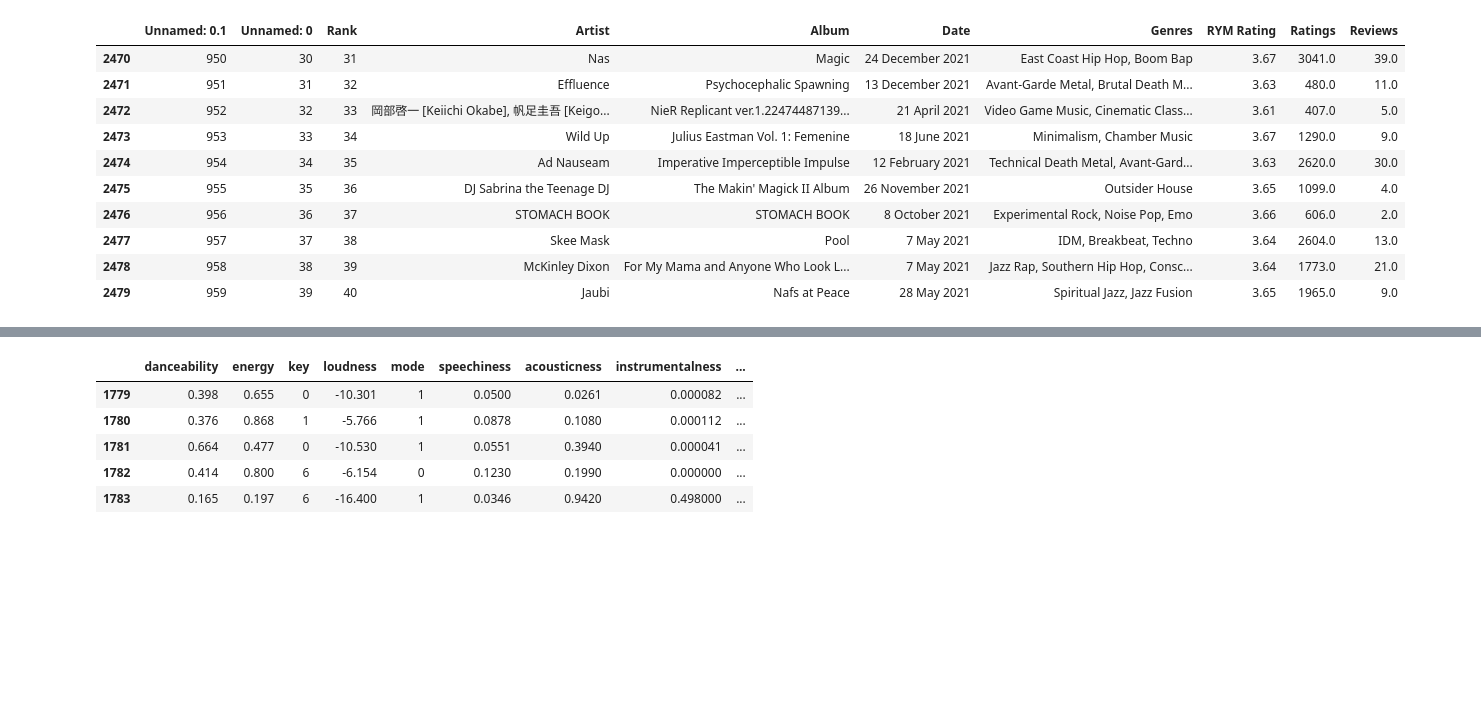
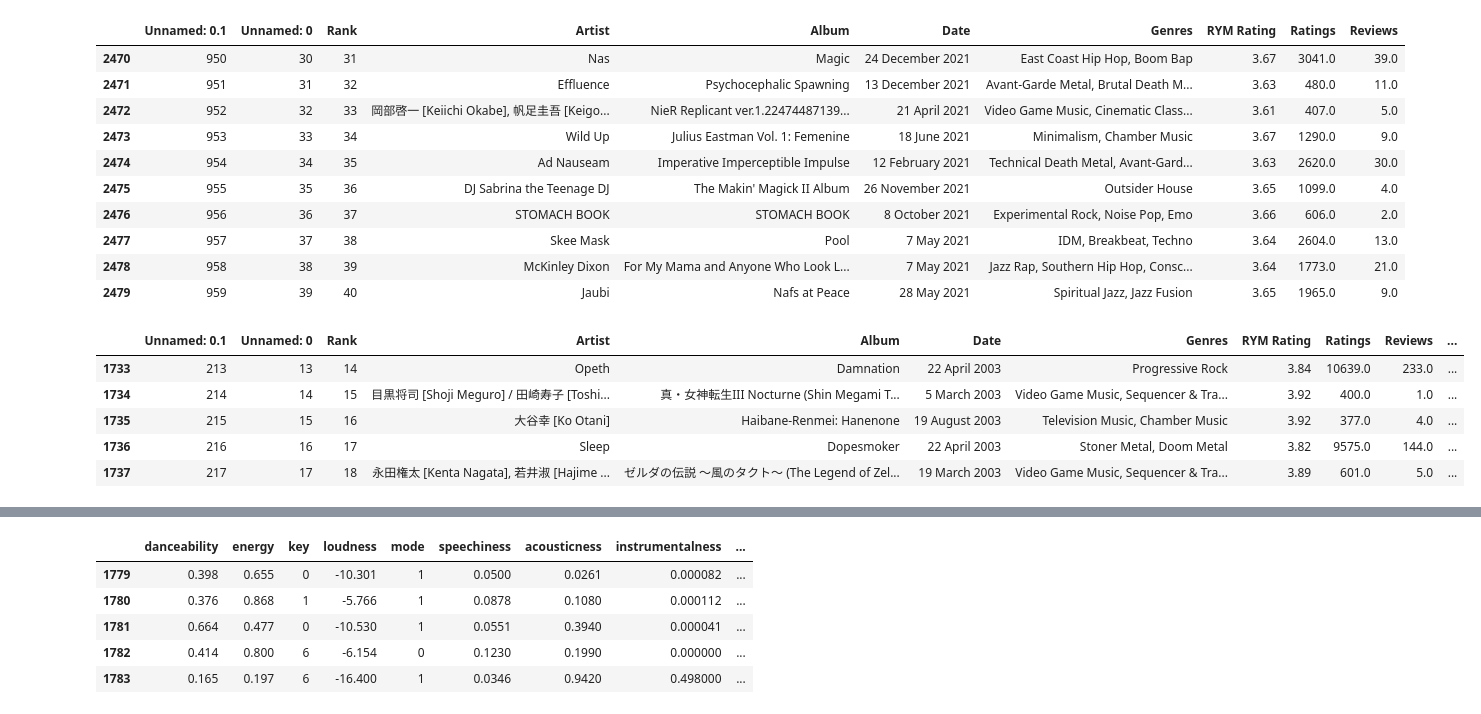
Before and after one commit to stoic-devv/spotify-data-science, a Jupyter notebook: code/song-data-extraction.ipynb, the cells around one changed output, grey strips where cells are left out. Drawn from its saved outputs; the diff is of its cells as text; code cells hidden in the pictures; blank space fills up the shorter version.

```diff
--- a/code/song-data-extraction.ipynb
+++ b/code/song-data-extraction.ipynb
@@ -106,6 +123,22 @@ def get_audio_analysis(track_id):
 audio_features_cols = ['danceability', 'energy', 'key', 'loudness', 'mode', 'speechiness', 'acousticness', 'instrumentalness', 'liveness', 'valence', 'tempo', 'type', 'id', 'uri', 'track_href', 'analysis_url', 'duration_ms', 'time_signature']
 song_meta_cols = ['name', 'duration_ms', 'popularity', 'type']
 rym_columns = ['Album', 'Date', 'Genres', 'RYM Rating', 'Ratings', 'Reviews']
+# %%
+rym_df["d"] = rym_df["Date"].apply(convert_dt)
+# %%
+from datetime import datetime
+
+#rym_df = rym_df[rym_df["d"] > datetime.strptime('1994-11-08',"%Y-%m-%d")]
+#rym_df = rym_df[rym_df["d"] > datetime.strptime('2000-02-08',"%Y-%m-%d")]
+#rym_df = rym_df[rym_df.index > 1732]
+rym_df.head()
+# %% [output]
+|  | Unnamed: 0.1 | Unnamed: 0 | Rank | Artist | Album | Date | Genres | RYM Rating | Ratings | Reviews | ... |
+| 1733 | 213 | 13 | 14 | Opeth | Damnation | 22 April 2003 | Progressive Rock | 3.84 | 10639.0 | 233.0 | ... |
+| 1734 | 214 | 14 | 15 | 目黒将司 [Shoji Meguro] / 田崎寿子 [Toshi... | 真・女神転生III Nocturne (Shin Megami T... | 5 March 2003 | Video Game Music, Sequencer & Tra... | 3.92 | 400.0 | 1.0 | ... |
+| 1735 | 215 | 15 | 16 | 大谷幸 [Ko Otani] | Haibane-Renmei: Hanenone | 19 August 2003 | Television Music, Chamber Music | 3.92 | 377.0 | 4.0 | ... |
+| 1736 | 216 | 16 | 17 | Sleep | Dopesmoker | 22 April 2003 | Stoner Metal, Doom Metal | 3.82 | 9575.0 | 144.0 | ... |
+| 1737 | 217 | 17 | 18 | 永田権太 [Kenta Nagata], 若井淑 [Hajime ... | ゼルダの伝説 ～風のタクト～ (The Legend of Zel... | 19 March 2003 | Video Game Music, Sequencer & Tra... | 3.89 | 601.0 | 5.0 | ... |
 # %%
 # get audio features
 track_features = []
```
Also changed, not shown: parts of 23 cells of this notebook, 1 other file.
